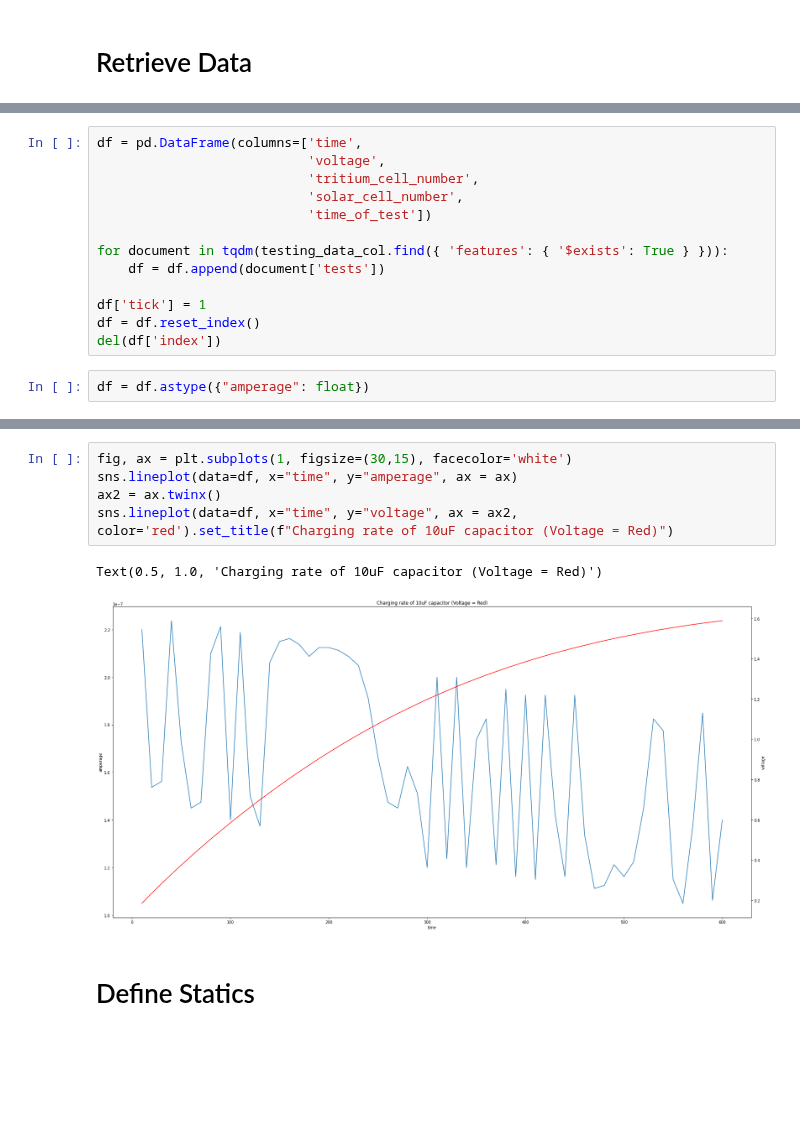
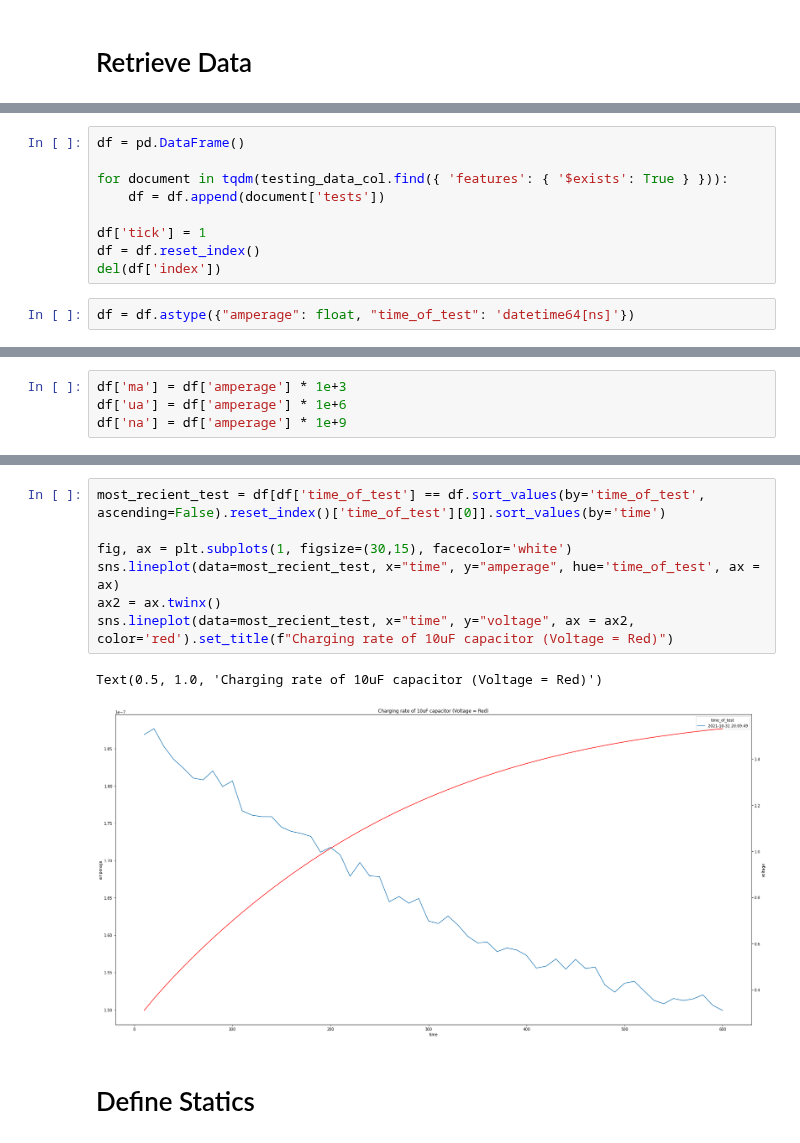
Before and after one commit to darkmatter2222/Nuclear-Battery, a Jupyter notebook: measurement_techniques/analiyze_measurements/single_cell_performance_testing.ipynb, the cells around one changed output, grey strips where cells are left out. Saved outputs shown, nothing was run; the diff lists cells and outputs as text; blank space fills up the shorter version.

```diff
--- a/measurement_techniques/analiyze_measurements/single_cell_performance_testing.ipynb
+++ b/measurement_techniques/analiyze_measurements/single_cell_performance_testing.ipynb
@@ -29,9 +40,5 @@ from tqdm import tqdm
 # %%
-df = pd.DataFrame(columns=['time',
-                           'voltage',
-                           'tritium_cell_number',
-                           'solar_cell_number',
-                           'time_of_test'])
+df = pd.DataFrame()
 
 for document in tqdm(testing_data_col.find({ 'features': { '$exists': True } })):
     df = df.append(document['tests'])
@@ -40,7 +47,7 @@ df['tick'] = 1
 df = df.reset_index()
 del(df['index'])
 # %%
-df = df.astype({"amperage": float})
+df = df.astype({"amperage": float, "time_of_test": 'datetime64[ns]'})
 # %%
 df.info()
 # %% [output]
@@ -60,0 +68,4 @@ memory usage: 3.4+ KB
+# %%
+df['ma'] = df['amperage'] * 1e+3
+df['ua'] = df['amperage'] * 1e+6
+df['na'] = df['amperage'] * 1e+9
@@ -61,11 +88,13 @@ memory usage: 3.4+ KB
 # %%
+most_recient_test = df[df['time_of_test'] == df.sort_values(by='time_of_test', ascending=False).reset_index()['time_of_test'][0]].sort_values(by='time')
+
 fig, ax = plt.subplots(1, figsize=(30,15), facecolor='white')
-sns.lineplot(data=df, x="time", y="amperage", ax = ax)
+sns.lineplot(data=most_recient_test, x="time", y="amperage", hue='time_of_test', ax = ax)
 ax2 = ax.twinx()
-sns.lineplot(data=df, x="time", y="voltage", ax = ax2, color='red').set_title(f"Charging rate of 10uF capacitor (Voltage = Red)")
+sns.lineplot(data=most_recient_test, x="time", y="voltage", ax = ax2, color='red').set_title(f"Charging rate of 10uF capacitor (Voltage = Red)")
 # %% [output]
 Text(0.5, 1.0, 'Charging rate of 10uF capacitor (Voltage = Red)')
-[figure, old version]
+[figure, new version]
 # %% [markdown]
 # Define Statics
 # %%
```
Also changed, not shown: parts of 4 cells of this notebook.
